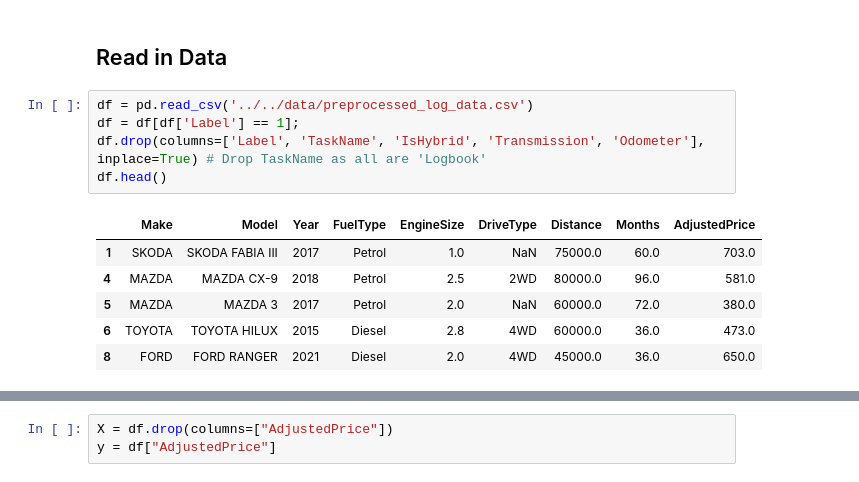
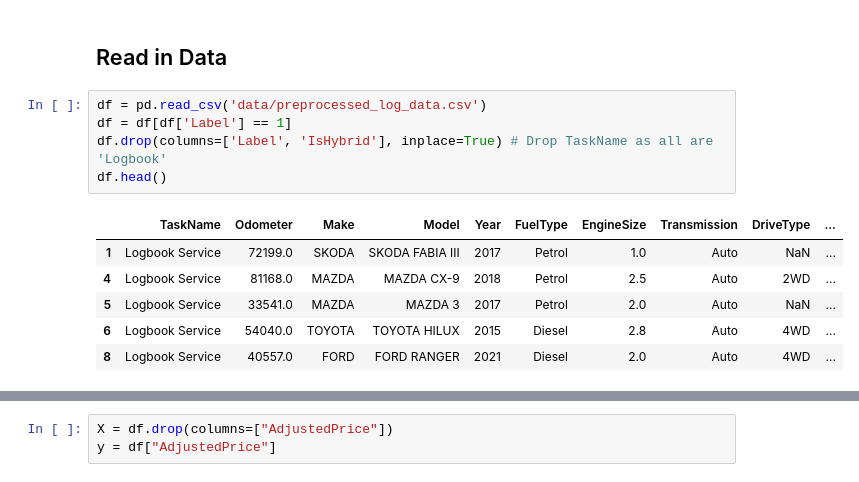
Before and after one commit to tdela12/CAPSTONE_T316, a Jupyter notebook: testing_model.ipynb, the cells around one changed output, grey strips where cells are left out. Drawn from its saved outputs; the diff is of its cells as text.

```diff
--- a/testing_model.ipynb
+++ b/testing_model.ipynb
@@ -10,14 +10,14 @@ from catboost import CatBoostRegressor
 # %% [markdown]
 ## Read in Data
 # %%
-df = pd.read_csv('../../data/preprocessed_log_data.csv')
-df = df[df['Label'] == 1];
-df.drop(columns=['Label', 'TaskName', 'IsHybrid', 'Transmission', 'Odometer'], inplace=True) # Drop TaskName as all are 'Logbook'
+df = pd.read_csv('data/preprocessed_log_data.csv')
+df = df[df['Label'] == 1]
+df.drop(columns=['Label', 'IsHybrid'], inplace=True) # Drop TaskName as all are 'Logbook'
 df.head()
 # %% [output]
-|  | Make | Model | Year | FuelType | EngineSize | DriveType | Distance | Months | AdjustedPrice |
-| 1 | SKODA | SKODA FABIA III | 2017 | Petrol | 1.0 | NaN | 75000.0 | 60.0 | 703.0 |
-| 4 | MAZDA | MAZDA CX-9 | 2018 | Petrol | 2.5 | 2WD | 80000.0 | 96.0 | 581.0 |
-| 5 | MAZDA | MAZDA 3 | 2017 | Petrol | 2.0 | NaN | 60000.0 | 72.0 | 380.0 |
-| 6 | TOYOTA | TOYOTA HILUX | 2015 | Diesel | 2.8 | 4WD | 60000.0 | 36.0 | 473.0 |
-| 8 | FORD | FORD RANGER | 2021 | Diesel | 2.0 | 4WD | 45000.0 | 36.0 | 650.0 |
+|  | TaskName | Odometer | Make | Model | Year | FuelType | EngineSize | Transmission | DriveType | ... |
+| 1 | Logbook Service | 72199.0 | SKODA | SKODA FABIA III | 2017 | Petrol | 1.0 | Auto | NaN | ... |
+| 4 | Logbook Service | 81168.0 | MAZDA | MAZDA CX-9 | 2018 | Petrol | 2.5 | Auto | 2WD | ... |
+| 5 | Logbook Service | 33541.0 | MAZDA | MAZDA 3 | 2017 | Petrol | 2.0 | Auto | NaN | ... |
+| 6 | Logbook Service | 54040.0 | TOYOTA | TOYOTA HILUX | 2015 | Diesel | 2.8 | Auto | 4WD | ... |
+| 8 | Logbook Service | 40557.0 | FORD | FORD RANGER | 2021 | Diesel | 2.0 | Auto | 4WD | ... |
```
Also changed, not shown: parts of 3 cells of this notebook, 2 other files.
